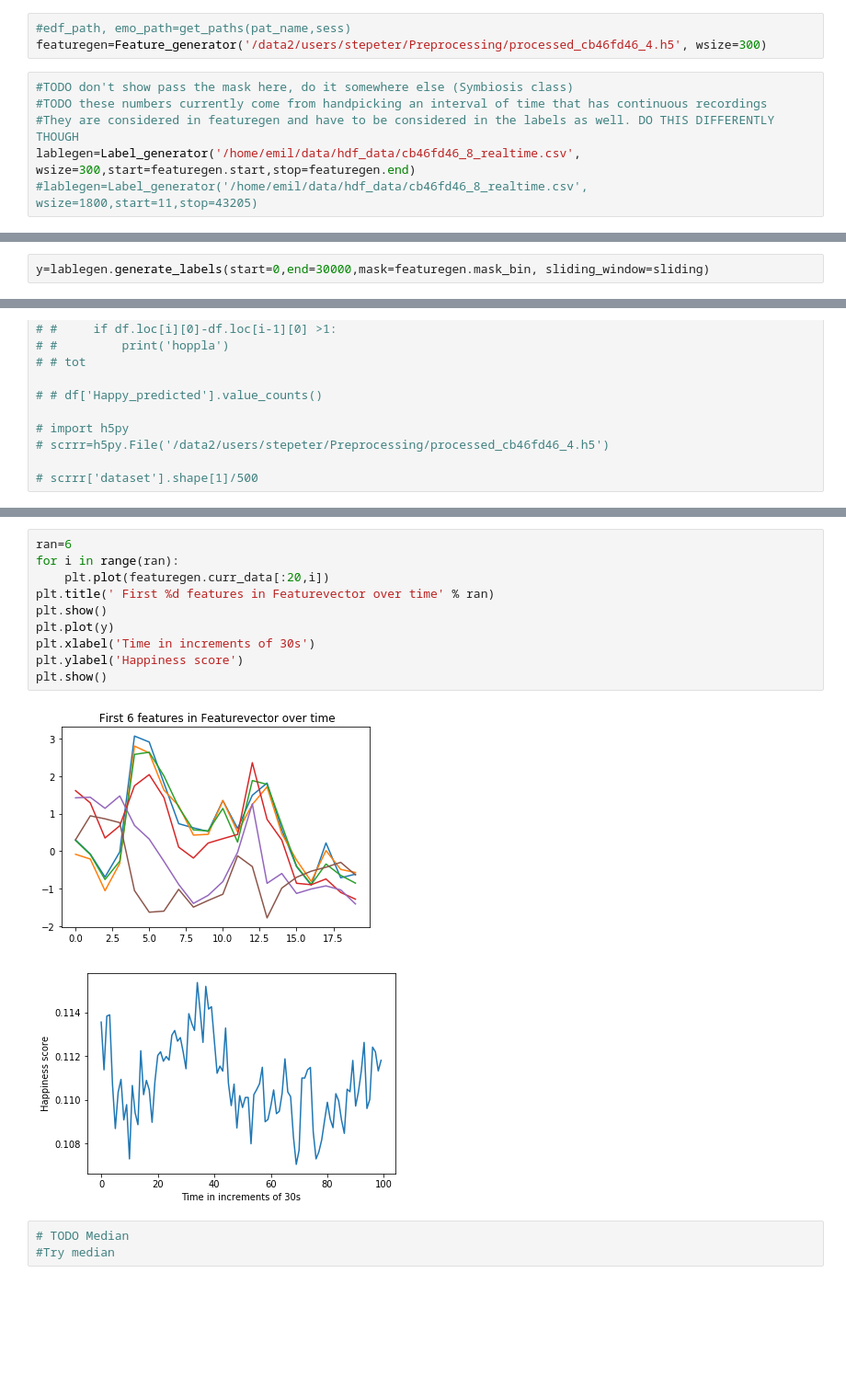
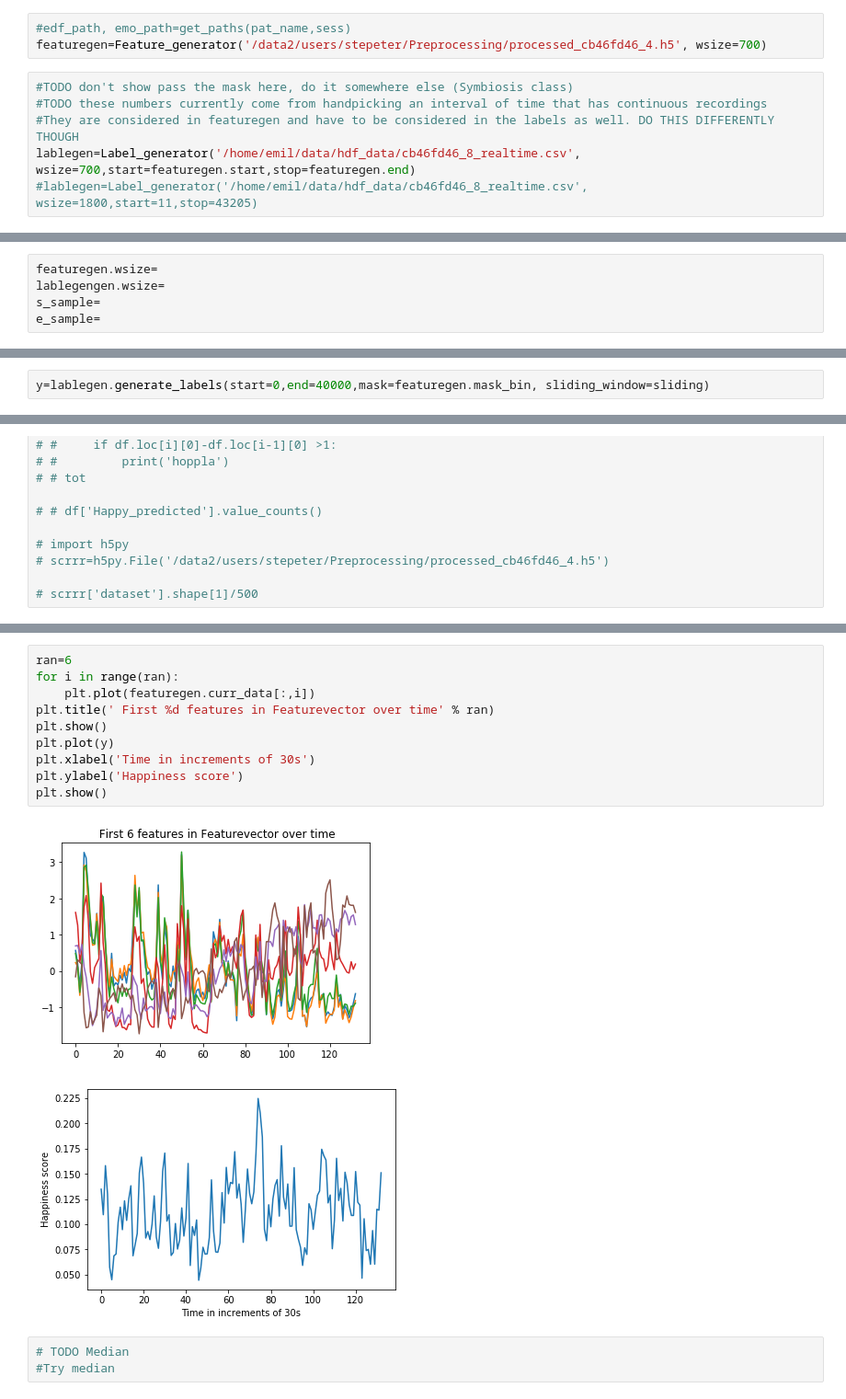
Before and after one commit to emilaz/EmoCog, a Jupyter notebook: EmoCog_Pipeline.ipynb, the cells around one changed output, grey strips where cells are left out. Shown at 92% size. Drawn from its saved outputs; the diff is of its cells as text; blank space fills up the shorter version.

```diff
--- a/EmoCog_Pipeline.ipynb
+++ b/EmoCog_Pipeline.ipynb
@@ -29,10 +29,10 @@ from sklearn.ensemble import RandomForestRegressor
 import time
 # %%
 #edf_path, emo_path=get_paths(pat_name,sess)
-featuregen=Feature_generator('/data2/users/stepeter/Preprocessing/processed_cb46fd46_4.h5', wsize=300)
+featuregen=Feature_generator('/data2/users/stepeter/Preprocessing/processed_cb46fd46_4.h5', wsize=700)
 # %%
 #TODO don't show pass the mask here, do it somewhere else (Symbiosis class)
 #TODO these numbers currently come from handpicking an interval of time that has continuous recordings
 #They are considered in featuregen and have to be considered in the labels as well. DO THIS DIFFERENTLY THOUGH
-lablegen=Label_generator('/home/emil/data/hdf_data/cb46fd46_8_realtime.csv', wsize=300,start=featuregen.start,stop=featuregen.end)
+lablegen=Label_generator('/home/emil/data/hdf_data/cb46fd46_8_realtime.csv', wsize=700,start=featuregen.start,stop=featuregen.end)
 #lablegen=Label_generator('/home/emil/data/hdf_data/cb46fd46_8_realtime.csv', wsize=1800,start=11,stop=43205)
@@ -44,3 +39,8 @@ lablegen.pred_bin.shape
+# %%
+featuregen.wsize=
+lablegengen.wsize=
+s_sample=
+e_sample=
 # %%
 #do simple tr/test linear regression
 sliding=False
@@ -51,5 +51,5 @@ Setting up PCA on current data range...
 # %%
-y=lablegen.generate_labels(start=0,end=30000,mask=featuregen.mask_bin, sliding_window=sliding)
+y=lablegen.generate_labels(start=0,end=40000,mask=featuregen.mask_bin, sliding_window=sliding)
 # %%
 # ##all for debugging purposes
 # # df=pd.read_csv('/home/emil/data/hdf_data/cb46fd46_8_realtime.csv',error_bad_lines=False, low_memory=False,parse_dates=['realtime'])
@@ -86,16 +86,16 @@ print(y.shape)
 # %%
 ran=6
 for i in range(ran):
-    plt.plot(featuregen.curr_data[:20,i])
+    plt.plot(featuregen.curr_data[:,i])
 plt.title(' First %d features in Featurevector over time' % ran)
 plt.show()
 plt.plot(y)
 plt.xlabel('Time in increments of 30s')
 plt.ylabel('Happiness score')
 plt.show()
 # %% [output]
-[figure, old version]
+[figure, new version]
-[figure, old version]
+[figure, new version]
 # %%
 # TODO Median
 #Try median
```
Also changed, not shown: parts of 31 cells of this notebook, 3 other files.
